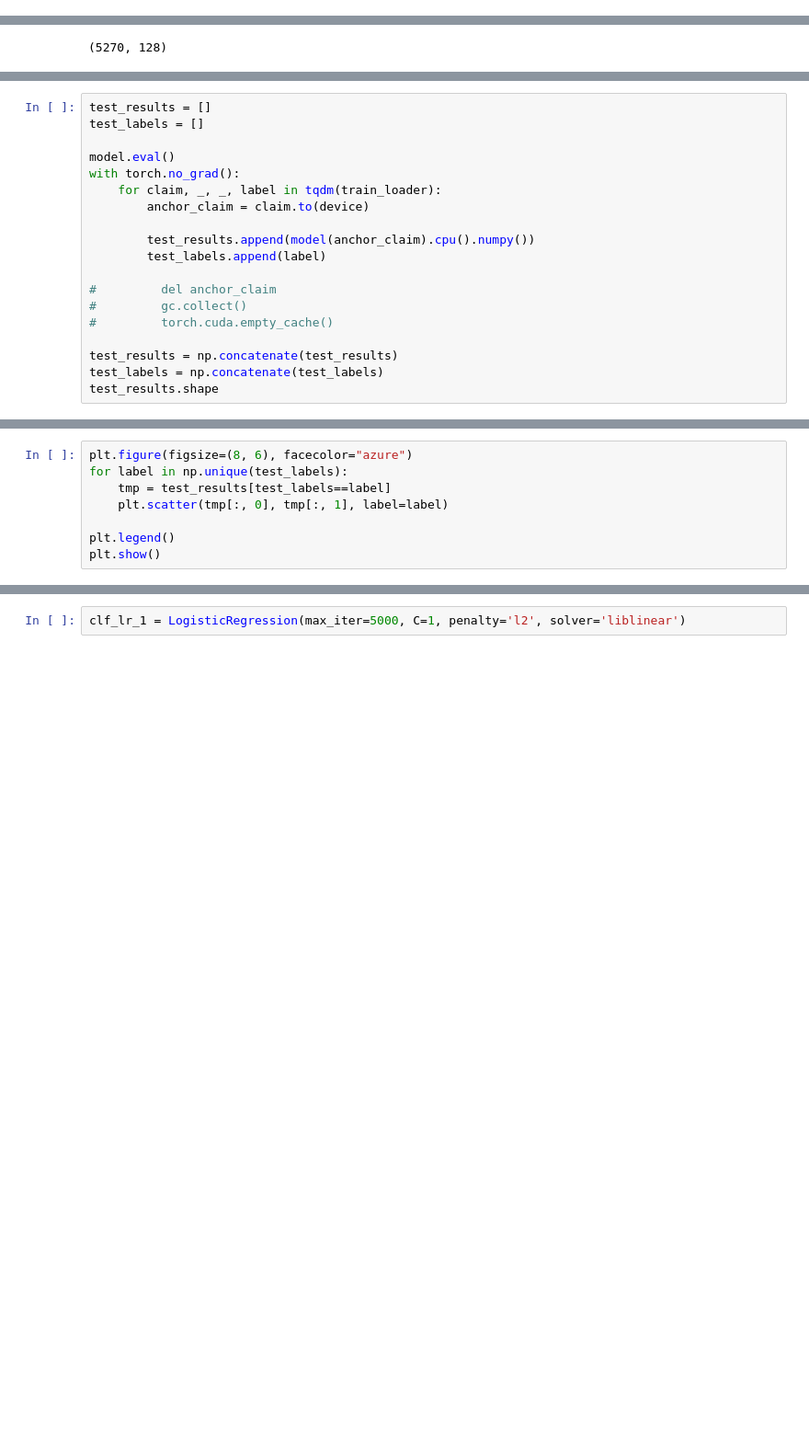
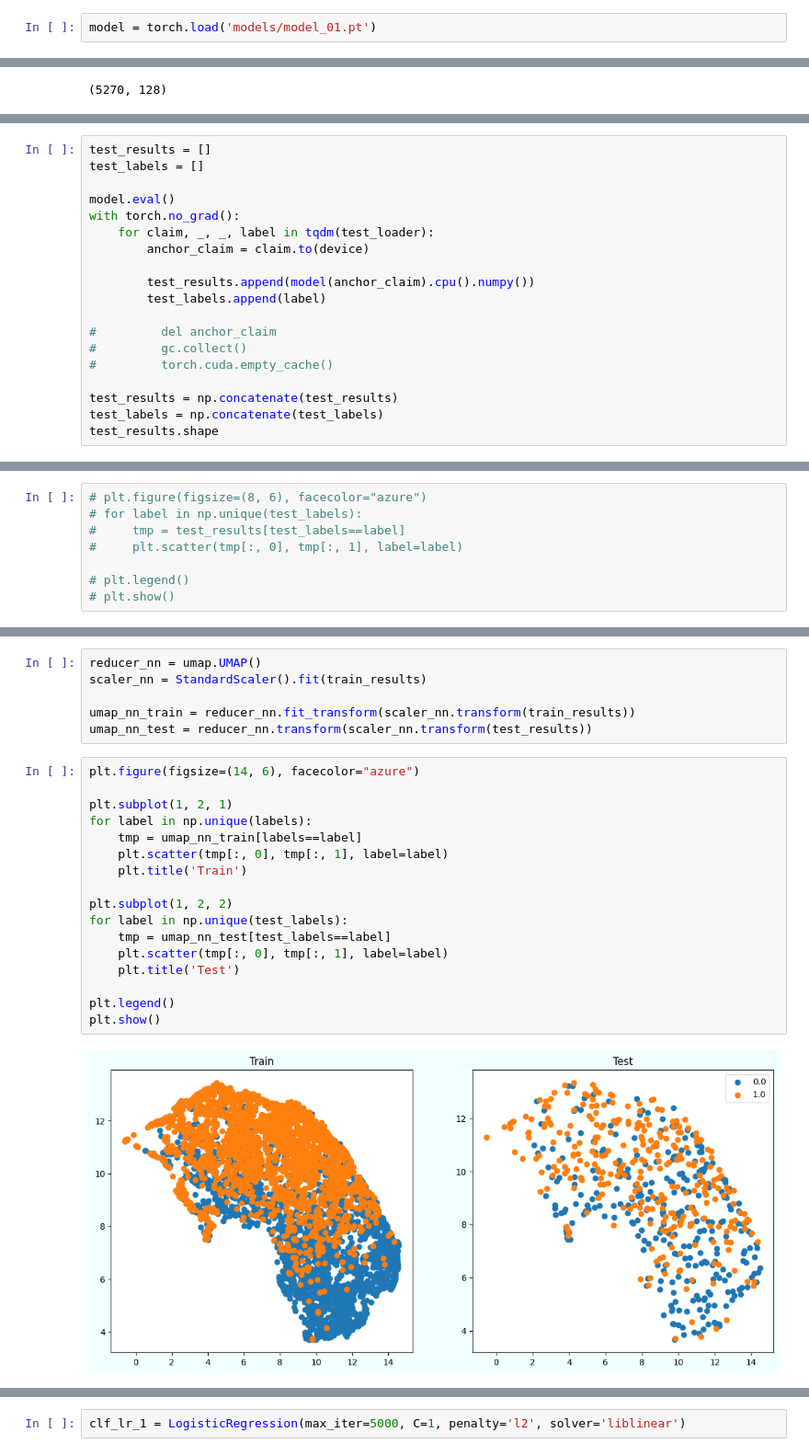
Before and after one commit to MarBry111/Fake-News-Detection-for-statements-in-Polish-Language, a Jupyter notebook: 03_emb_modification/03_01_triplet_loss_herbert_mydata.ipynb, the cells around one changed output, grey strips where cells are left out. Shown at 92% size. Drawn from its saved outputs; the diff is of its cells as text; blank space fills up the shorter version.

```diff
--- a/03_emb_modification/03_01_triplet_loss_herbert_mydata.ipynb
+++ b/03_emb_modification/03_01_triplet_loss_herbert_mydata.ipynb
@@ -345,3 +299,5 @@ for epoch in tqdm(range(epochs), desc="Epochs"):
+# %%
+model = torch.load('models/model_01.pt')
 # %%
 train_results = []
 labels = []
@@ -379,7 +333,7 @@ test_labels = []
 
 model.eval()
 with torch.no_grad():
-    for claim, _, _, label in tqdm(train_loader):
+    for claim, _, _, label in tqdm(test_loader):
         anchor_claim = claim.to(device)
 
         test_results.append(model(anchor_claim).cpu().numpy())
@@ -397,8 +351,8 @@ test_results.shape
 # %%
-plt.figure(figsize=(8, 6), facecolor="azure")
-for label in np.unique(test_labels):
-    tmp = test_results[test_labels==label]
-    plt.scatter(tmp[:, 0], tmp[:, 1], label=label)
+# plt.figure(figsize=(8, 6), facecolor="azure")
+# for label in np.unique(test_labels):
+#     tmp = test_results[test_labels==label]
+#     plt.scatter(tmp[:, 0], tmp[:, 1], label=label)
 
-plt.legend()
-plt.show()
+# plt.legend()
+# plt.show()
@@ -406,0 +359,25 @@ plt.show()
+# %%
+reducer_nn = umap.UMAP()
+scaler_nn = StandardScaler().fit(train_results)
+
+umap_nn_train = reducer_nn.fit_transform(scaler_nn.transform(train_results))
+umap_nn_test = reducer_nn.transform(scaler_nn.transform(test_results))
+# %%
+plt.figure(figsize=(14, 6), facecolor="azure")
+
+plt.subplot(1, 2, 1)
+for label in np.unique(labels):
+    tmp = umap_nn_train[labels==label]
+    plt.scatter(tmp[:, 0], tmp[:, 1], label=label)
+    plt.title('Train')
+
+plt.subplot(1, 2, 2)
+for label in np.unique(test_labels):
+    tmp = umap_nn_test[test_labels==label]
+    plt.scatter(tmp[:, 0], tmp[:, 1], label=label)
+    plt.title('Test')
+
+plt.legend()
+plt.show()
+# %% [output]
+[figure, added]
```
Also changed, not shown: parts of 17 cells of this notebook, 2 other files.
